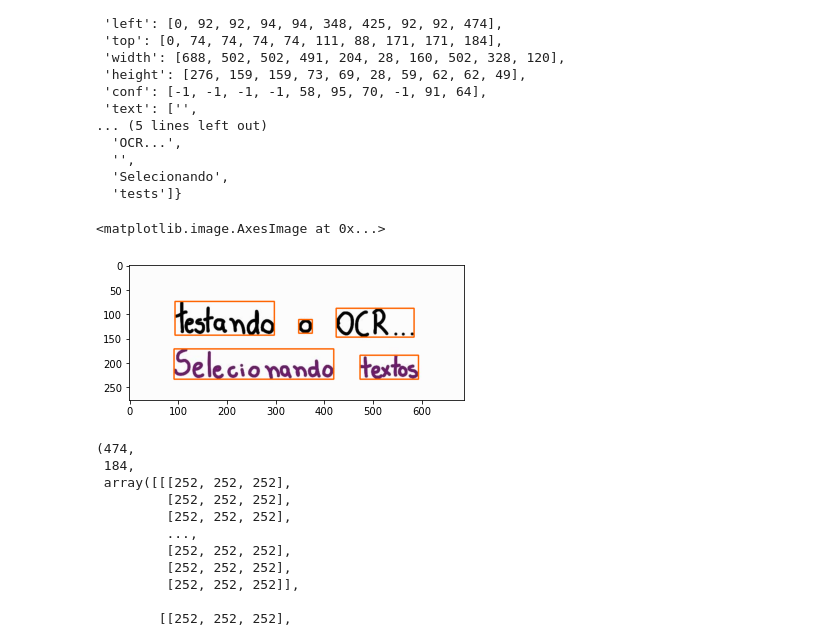
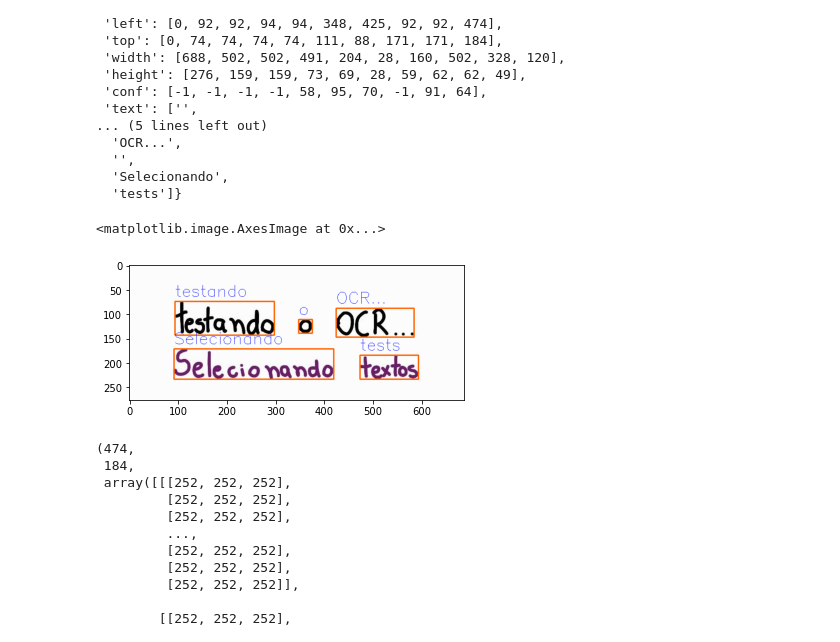
Before and after one commit to joaobizzo/AI_study, a Jupyter notebook: text-recognizer/main.ipynb, the cells around one changed output. Saved outputs shown, nothing was run; the diff lists cells and outputs as text; code cells hidden in the pictures.

```diff
--- a/text-recognizer/main.ipynb
+++ b/text-recognizer/main.ipynb
@@ -103,7 +104,7 @@ resultado
   'Selecionando',
   'tests']}
 # %%
-min_conf = 48 #@param {type: "slider", min: 0, max: 100}
+min_conf = 58 #@param {type: "slider", min: 0, max: 100}
 # %%
 def caixa_texto(resultado, img, cor = (255, 100, 0)):
   x = resultado['left'][i]
@@ -117,13 +118,16 @@ def caixa_texto(resultado, img, cor = (255, 100, 0)):
 # %%
 img_copia = rgb.copy()
 for i in range(len(resultado['text'])):
     confianca = int(resultado['conf'][i])
     if confianca >= min_conf:
         x, y, img = caixa_texto(resultado, img_copia)
+        texto = resultado['text'][i]
+        cv2.putText(img_copia, texto, (x,y - 10), cv2.FONT_HERSHEY_SIMPLEX, 1.1, (22, 36, 255))
+
 plt.imshow(img_copia)
 # %% [output]
 <matplotlib.image.AxesImage at 0x...>
-[figure, old version]
+[figure, new version]
 # %%
 caixa_texto(resultado, rgb)
 # %% [output]
```
Also changed, not shown: parts of 2 cells of this notebook.
